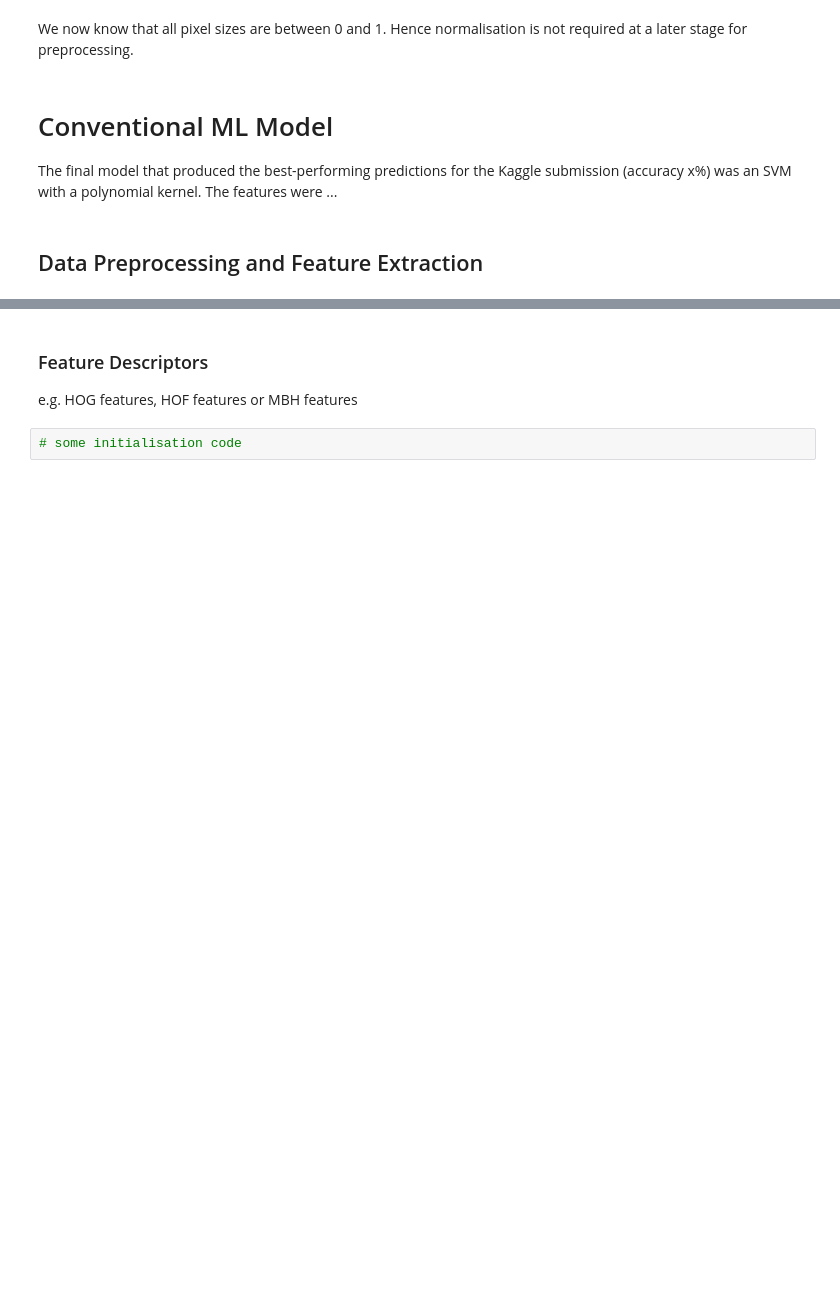
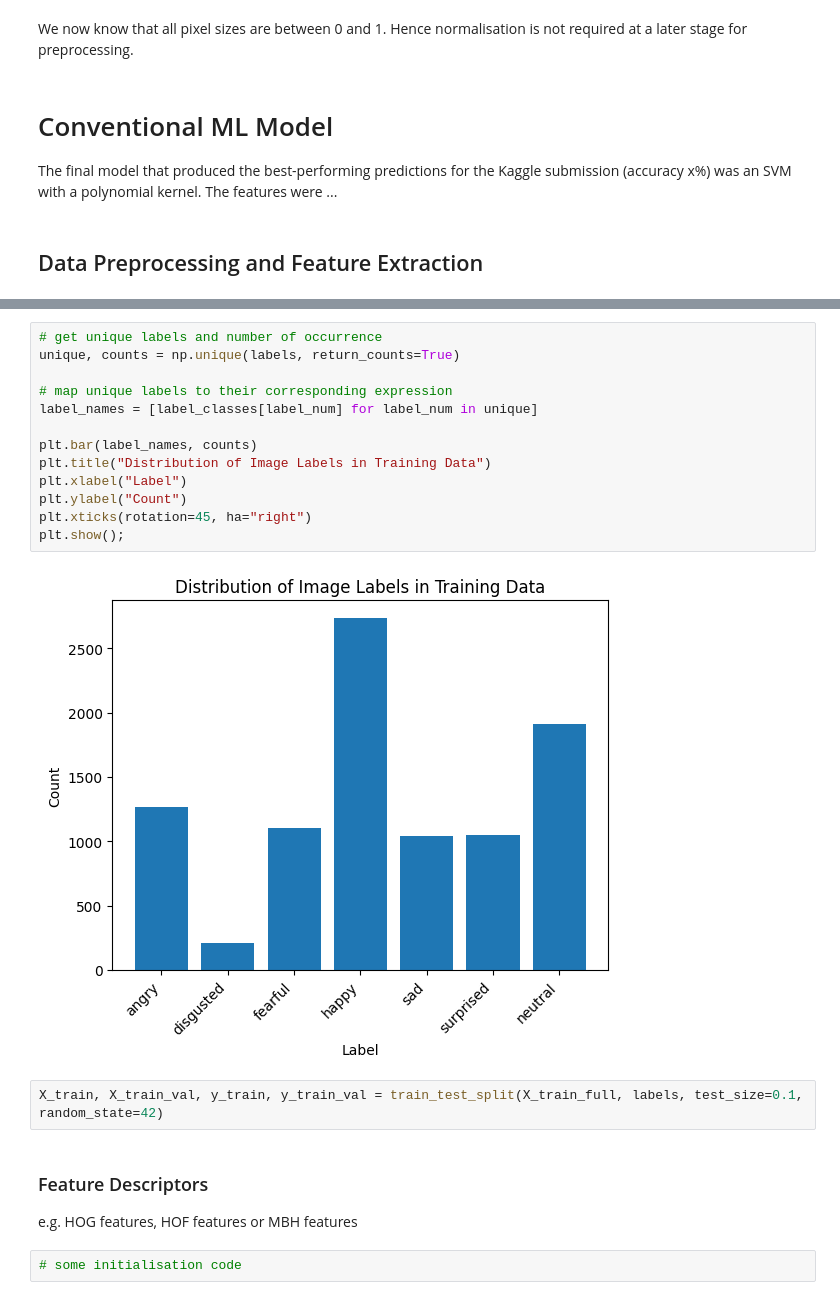
Before and after one commit to felix-rosenberger/image-classification, a Jupyter notebook: Image_Classification.ipynb, the cells around one changed output, grey strips where cells are left out. Cells and saved outputs as stored; diff of their text form; blank space fills up the shorter version.

Commit message:
plotted label distribution

```diff
--- a/Image_Classification.ipynb
+++ b/Image_Classification.ipynb
@@ -121,3 +126,20 @@ The test data dimensions:       (1136, 2304)
+# %%
+# get unique labels and number of occurrence
+unique, counts = np.unique(labels, return_counts=True)
+
+# map unique labels to their corresponding expression
+label_names = [label_classes[label_num] for label_num in unique]
+
+plt.bar(label_names, counts)
+plt.title("Distribution of Image Labels in Training Data")
+plt.xlabel("Label")
+plt.ylabel("Count")
+plt.xticks(rotation=45, ha="right")
+plt.show();
+# %% [output]
+[figure, added]
+# %%
+X_train, X_train_val, y_train, y_train_val = train_test_split(X_train_full, labels, test_size=0.1, random_state=42)
 # %% [markdown]
 ### Feature Descriptors
 e.g. HOG features, HOF features or MBH features
```
Also changed, not shown: parts of 4 cells of this notebook.
